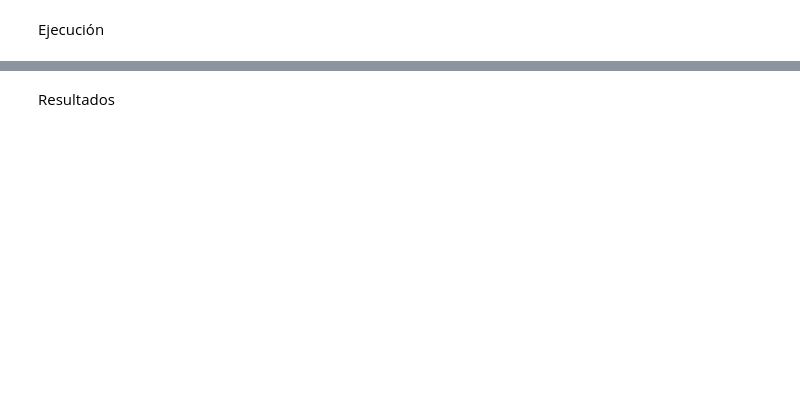
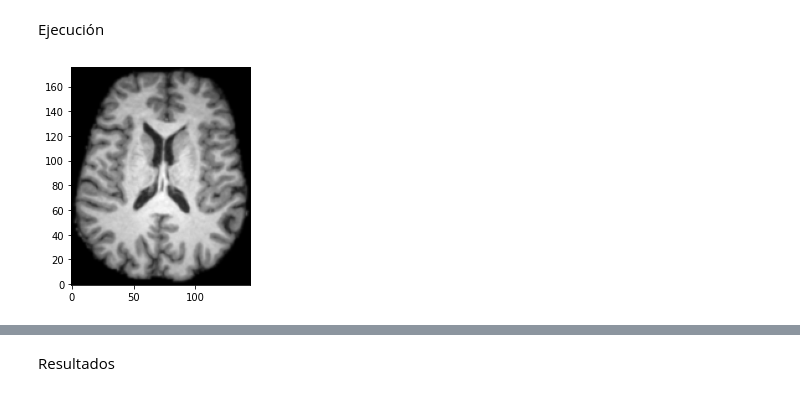
Before and after one commit to fabiansvc/project-mri, a Jupyter notebook: main.ipynb, the cells around one changed output, grey strips where cells are left out. Saved outputs shown, nothing was run; the diff lists cells and outputs as text; code cells hidden in the pictures; blank space fills up the shorter version.

```diff
--- a/main.ipynb
+++ b/main.ipynb
@@ -126,3 +136,9 @@ plt.show()
 # %% [markdown]
 Ejecución
+# %%
+img_sf = ndimage.gaussian_filter(img_zoom, sigma=0.8)
+plt.imshow(img_sf.T, origin='lower', cmap='gray')
+plt.show()
+# %% [output]
+[figure, added]
 # %%
```
Also changed, not shown: parts of 15 cells of this notebook, 30 other files.
